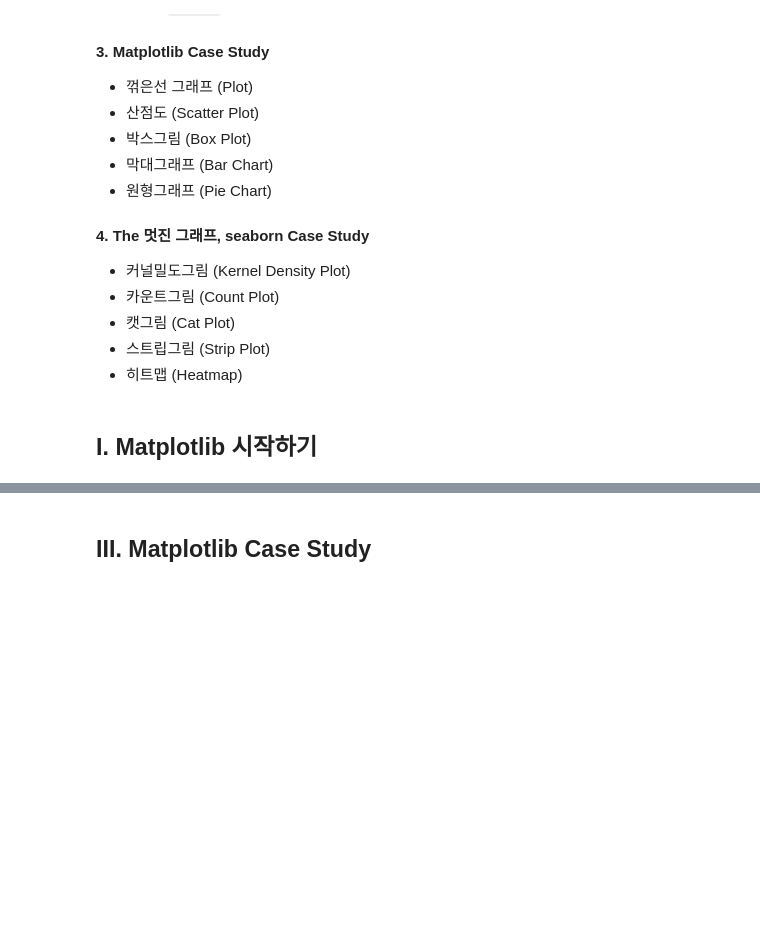
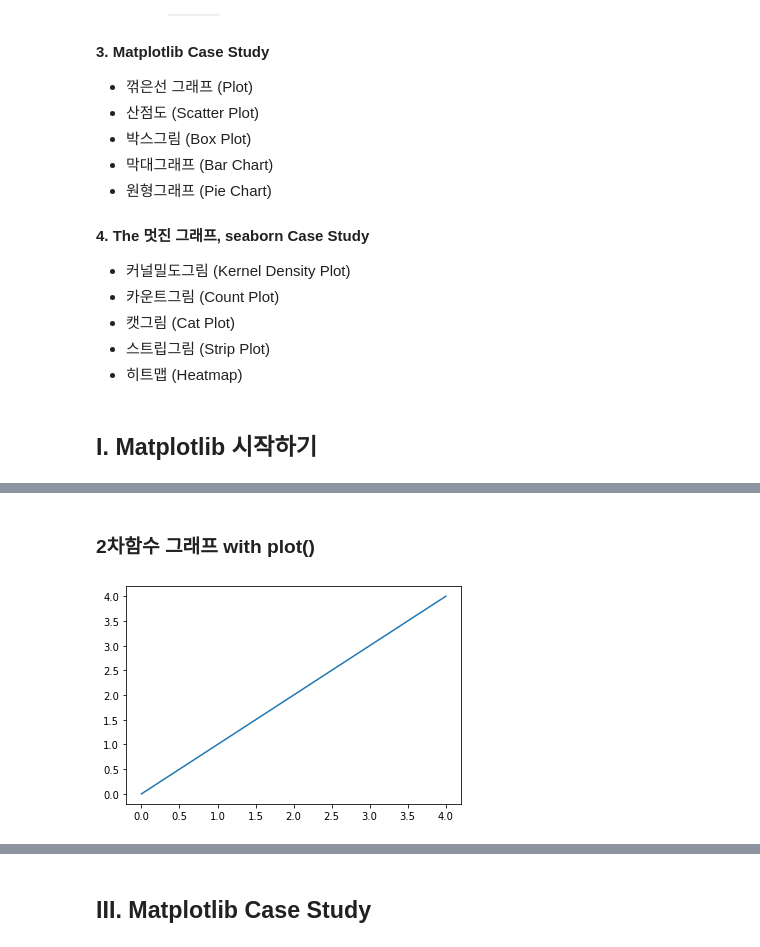
Before and after one commit to super-corini/programmers_kdt_II, a Jupyter notebook: 3. python으로 멋드러진 그래프 그리기, Matplotlib.ipynb, the cells around one changed output, grey strips where cells are left out. Drawn from its saved outputs; the diff is of its cells as text; code cells hidden in the pictures; blank space fills up the shorter version.

```diff
--- a/3. python으로 멋드러진 그래프 그리기, Matplotlib.ipynb
+++ b/3. python으로 멋드러진 그래프 그리기, Matplotlib.ipynb
@@ -31,0 +55,9 @@
+# %% [markdown]
+### 2차함수 그래프 with plot()
+# %%
+# 리스트를 이용해서 1차함수 y=x를 그려보면
+
+plt.plot([0, 1, 2, 3, 4])
+plt.show()
+# %% [output]
+[figure, added]
```
Also changed, not shown: parts of 43 cells of this notebook.
